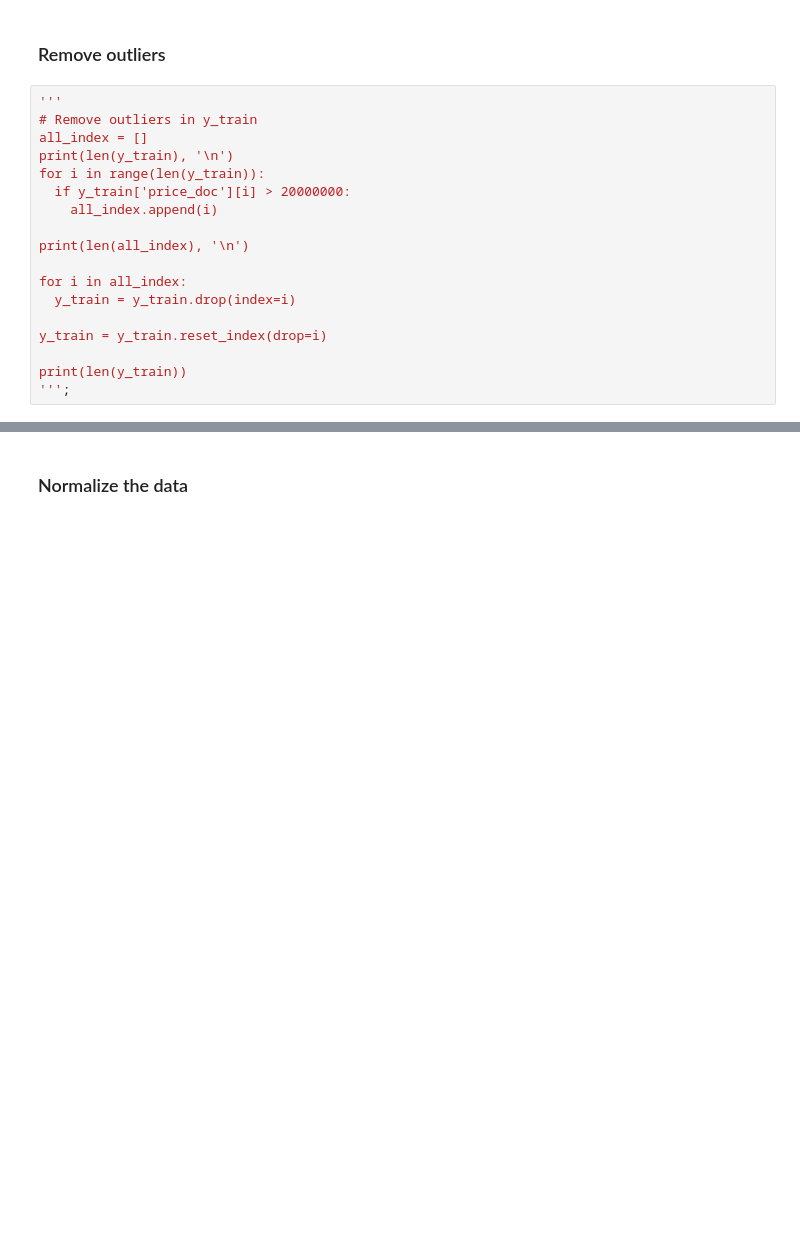
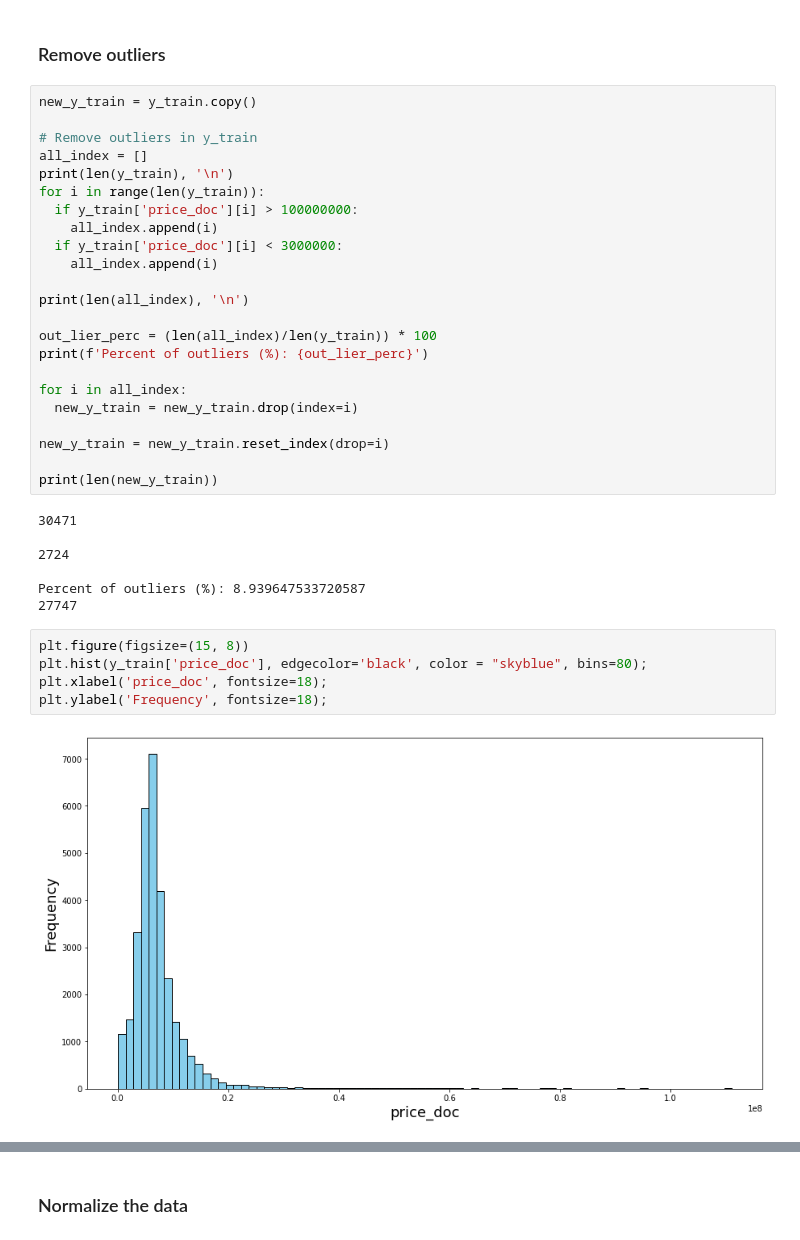
Before and after one commit to Majid-Sohrabi/MLDM_Competition_Sberbank, a Jupyter notebook: Sberbank_Russian_Housing_Market.ipynb, the cells around one changed output, grey strips where cells are left out. Saved outputs shown, nothing was run; the diff lists cells and outputs as text; blank space fills up the shorter version.

Commit message:
new upd adding diagram

```diff
--- a/Sberbank_Russian_Housing_Market.ipynb
+++ b/Sberbank_Russian_Housing_Market.ipynb
@@ -345,20 +343,39 @@ y_train
 # %% [markdown]
 ### Remove outliers
 # %%
-'''
+new_y_train = y_train.copy()
+
 # Remove outliers in y_train
 all_index = []
 print(len(y_train), '\n')
 for i in range(len(y_train)):
-  if y_train['price_doc'][i] > 20000000:
+  if y_train['price_doc'][i] > 100000000:
+    all_index.append(i)
+  if y_train['price_doc'][i] < 3000000:
     all_index.append(i)
 
 print(len(all_index), '\n')
 
+out_lier_perc = (len(all_index)/len(y_train)) * 100
+print(f'Percent of outliers (%): {out_lier_perc}')
+
 for i in all_index:
-  y_train = y_train.drop(index=i)
+  new_y_train = new_y_train.drop(index=i)
 
-y_train = y_train.reset_index(drop=i)
+new_y_train = new_y_train.reset_index(drop=i)
 
-print(len(y_train))
-''';
+print(len(new_y_train))
+# %% [output]
+30471
+
+2724
+
+Percent of outliers (%): 8.939647533720587
+27747
+# %%
+plt.figure(figsize=(15, 8))
+plt.hist(y_train['price_doc'], edgecolor='black', color = "skyblue", bins=80);
+plt.xlabel('price_doc', fontsize=18);
+plt.ylabel('Frequency', fontsize=18);
+# %% [output]
+[figure, added]
```
Also changed, not shown: parts of 8 cells of this notebook.
